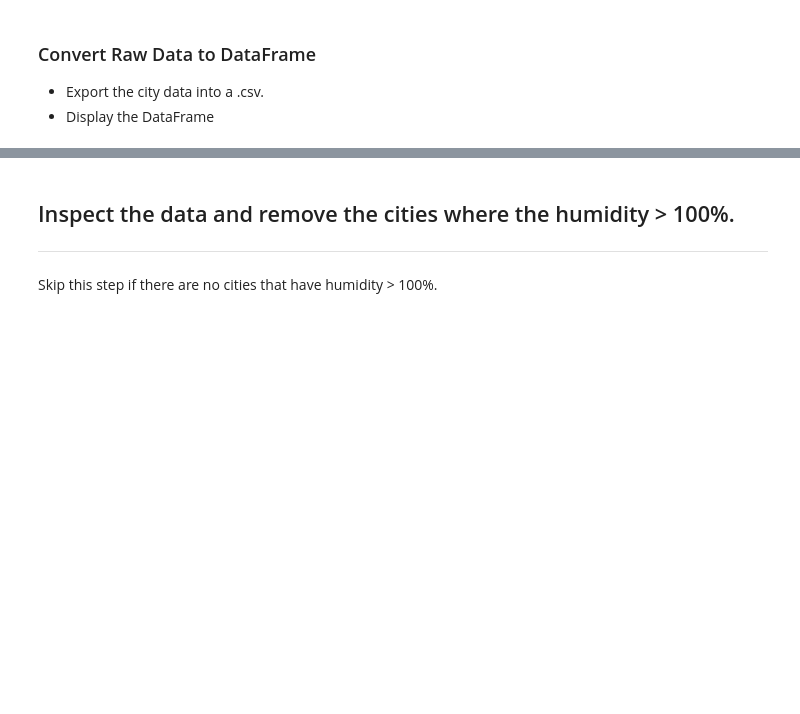
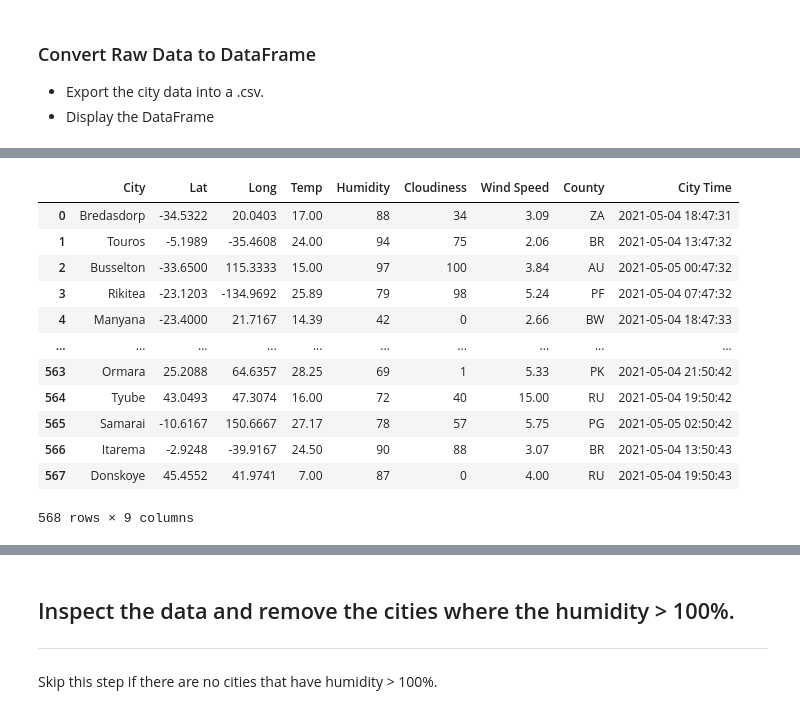
Before and after one commit to arriova16/api-homework, a Jupyter notebook: WeatherPy/WeatherPy.ipynb, the cells around one changed output, grey strips where cells are left out. Saved outputs shown, nothing was run; the diff lists cells and outputs as text; code cells hidden in the pictures; blank space fills up the shorter version.

```diff
--- a/WeatherPy/WeatherPy.ipynb
+++ b/WeatherPy/WeatherPy.ipynb
@@ -162,0 +137,17 @@ cities_pd
+# %%
+city_df = pd.DataFrame(city_weather)
+city_df
+# %% [output]
+|  | City | Lat | Long | Temp | Humidity | Cloudiness | Wind Speed | County | City Time |
+| 0 | Bredasdorp | -34.5322 | 20.0403 | 17.00 | 88 | 34 | 3.09 | ZA | 2021-05-04 18:47:31 |
+| 1 | Touros | -5.1989 | -35.4608 | 24.00 | 94 | 75 | 2.06 | BR | 2021-05-04 13:47:32 |
+| 2 | Busselton | -33.6500 | 115.3333 | 15.00 | 97 | 100 | 3.84 | AU | 2021-05-05 00:47:32 |
+| 3 | Rikitea | -23.1203 | -134.9692 | 25.89 | 79 | 98 | 5.24 | PF | 2021-05-04 07:47:32 |
+| 4 | Manyana | -23.4000 | 21.7167 | 14.39 | 42 | 0 | 2.66 | BW | 2021-05-04 18:47:33 |
+| ... | ... | ... | ... | ... | ... | ... | ... | ... | ... |
+| 563 | Ormara | 25.2088 | 64.6357 | 28.25 | 69 | 1 | 5.33 | PK | 2021-05-04 21:50:42 |
+| 564 | Tyube | 43.0493 | 47.3074 | 16.00 | 72 | 40 | 15.00 | RU | 2021-05-04 19:50:42 |
+| 565 | Samarai | -10.6167 | 150.6667 | 27.17 | 78 | 57 | 5.75 | PG | 2021-05-05 02:50:42 |
+| 566 | Itarema | -2.9248 | -39.9167 | 24.50 | 90 | 88 | 3.07 | BR | 2021-05-04 13:50:43 |
+| 567 | Donskoye | 45.4552 | 41.9741 | 7.00 | 87 | 0 | 4.00 | RU | 2021-05-04 19:50:43 |
+568 rows × 9 columns
```
Also changed, not shown: parts of 11 cells of this notebook.
